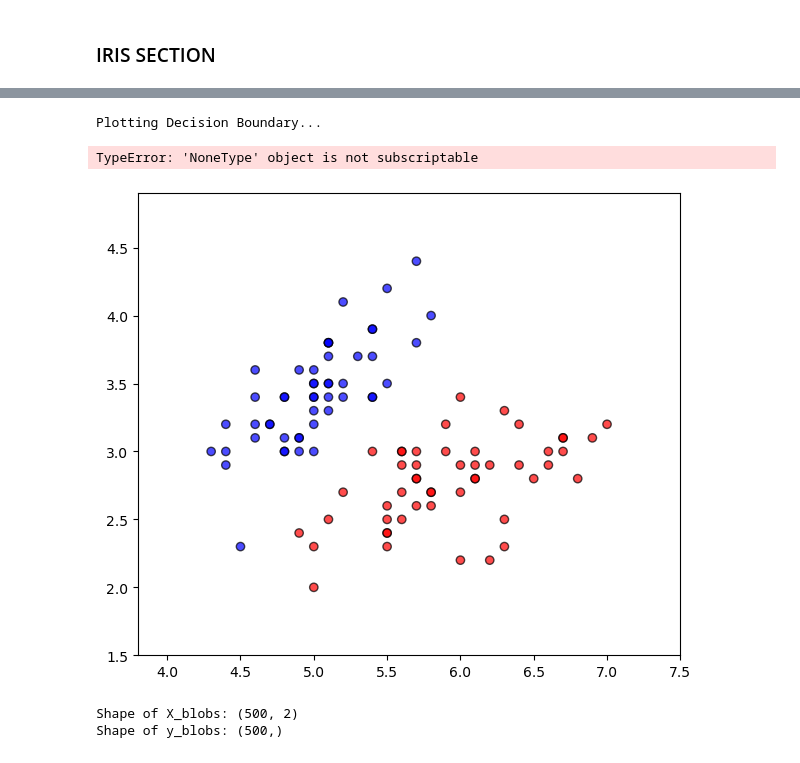
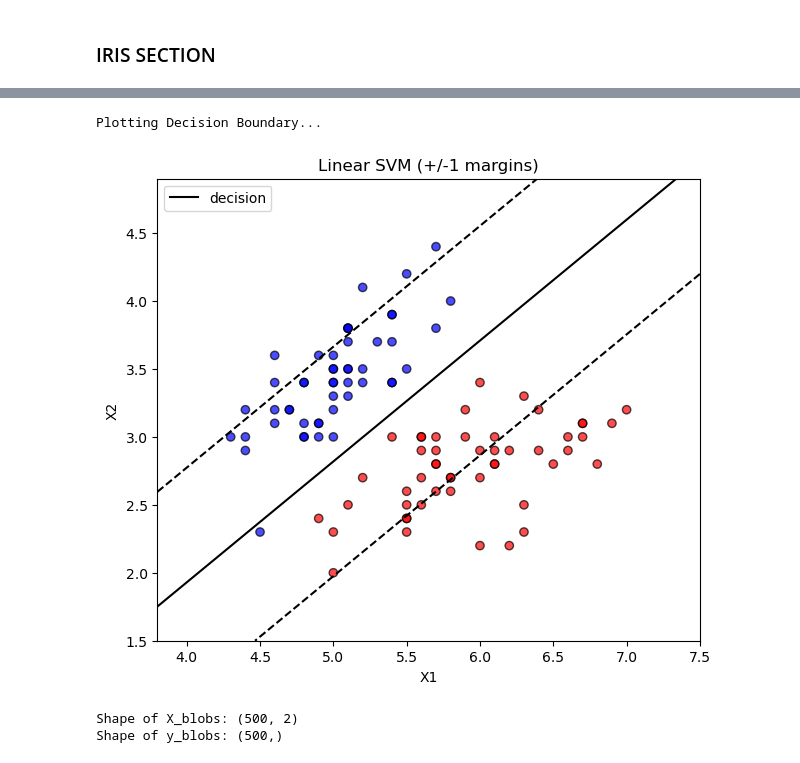
Before and after one commit to vnosis/SVM, a Jupyter notebook: ExperimentCode/experiments.ipynb, the cells around one changed output, grey strips where cells are left out. Cells and saved outputs as stored; diff of their text form; code cells hidden in the pictures.

Commit message:
[Experiment] plot fixed

```diff
--- a/ExperimentCode/experiments.ipynb
+++ b/ExperimentCode/experiments.ipynb
@@ -19,23 +19,19 @@ y = y_raw_binary
 
 X, y = svm._check_X_y(X, y)
 # %%
-# config = svm.LinearSVMConfig(
-#     C=1.0,           # Set C to the default or slightly higher
-#     learning_rate=0.01, # Significantly increase learning rate
-#     n_epochs=500,   # Increase the number of steps
-#     batch_size=32,   # Use a smaller batch size for better updates
-#     verbose=True
-# )
+config = svm.LinearSVMConfig(
+    C=6.0,           # Set C to the default or slightly higher
+    learning_rate=0.01, # Significantly increase learning rate
+    n_epochs=500,   # Increase the number of steps
+    batch_size=32,   # Use a smaller batch size for better updates
+    verbose=True
+)
 
-# clf = svm.LinearSVM(config=config)
+clf = svm.LinearSVM(config=config)
 
-# Instantiate the classifier with the configuration
-# clf = svm.LinearSVM(config=config)
+print("\nStarting Training...")
+clf.fit(X,y)
 
-# print("\nStarting Training...")
-# Train the model
-# clf.fit(X,y)
-
-# print("\nTraining Complete.")
-# print(f"Final Weights (w): {clf.w}")
-# print(f"Final Bias (b): {clf.b:.4f}")
+print("\nTraining Complete.")
+print(f"Final Weights (w): {clf.w}")
+print(f"Final Bias (b): {clf.b:.4f}")
@@ -42,14 +54,11 @@ X, y = svm._check_X_y(X, y)
 # %%
-clf_initial = svm.LinearSVM()
-
 # Plot the results (requires matplotlib to be installed)
 # We pass X and the original y_raw {0, 1} to the plot function for clear coloring
 print("\nPlotting Decision Boundary...")
-svm.plot_linear_svm_2d(clf_initial, X, y)
+svm.plot_linear_svm_2d(clf, X, y)
 # %% [output]
 Plotting Decision Boundary...
-TypeError: 'NoneType' object is not subscriptable
-[figure, old version]
+[figure, new version]
 # %%
 ### MAKE_BLOBS creates gaussian distribution with set hyperparameters for the standard deviation
 from sklearn.datasets import make_blobs
```
Also changed, not shown: parts of 3 cells of this notebook.
